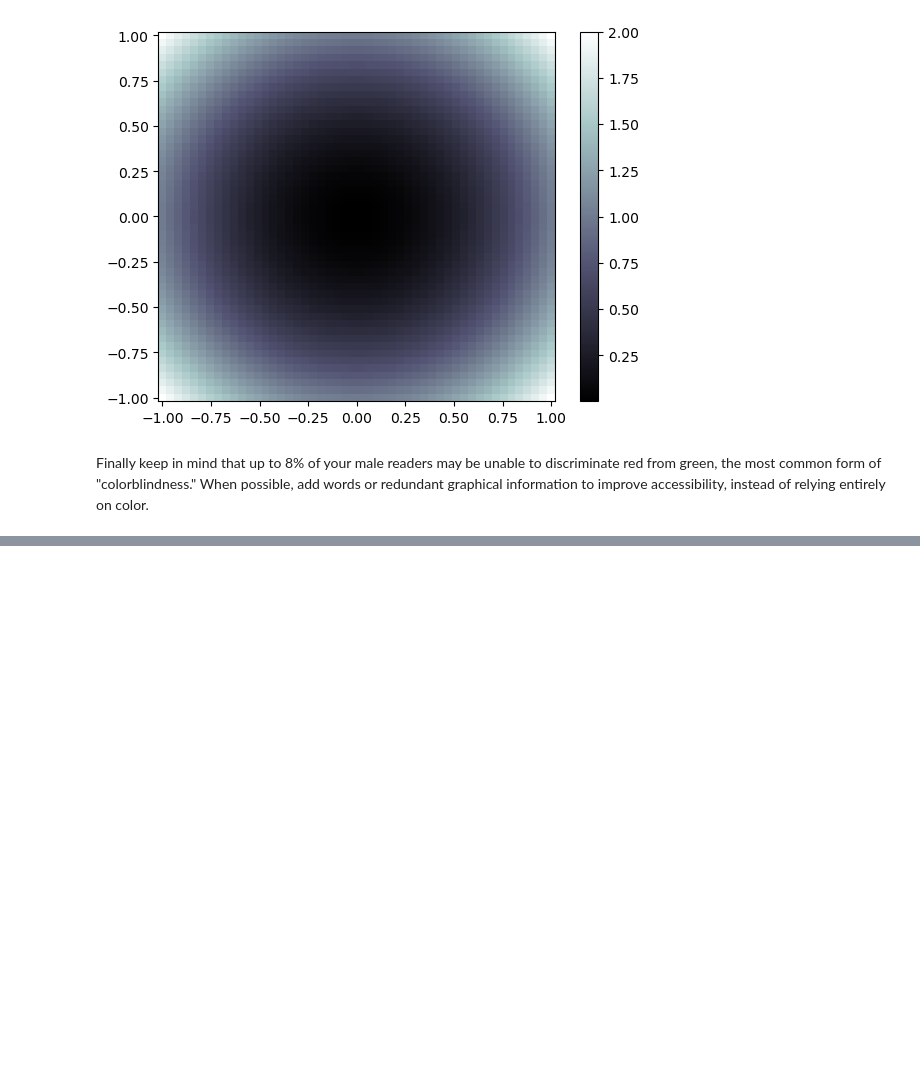
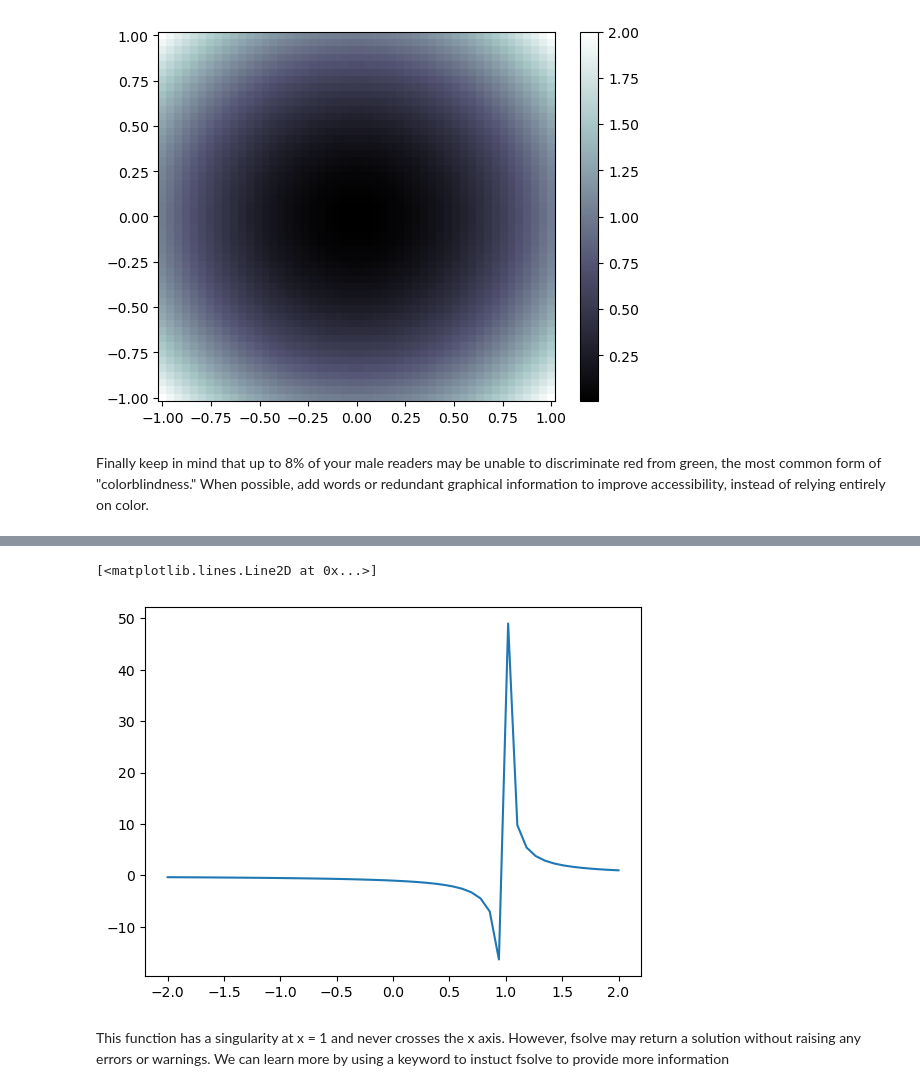
Before and after one commit to e-d-p-9/Physical-Modeling-with-Python, a Jupyter notebook: Ch6/ch6-notes.ipynb, the cells around one changed output, grey strips where cells are left out. Cells and saved outputs as stored; diff of their text form; code cells hidden in the pictures; blank space fills up the shorter version.

```diff
--- a/Ch6/ch6-notes.ipynb
+++ b/Ch6/ch6-notes.ipynb
@@ -800,0 +936,7 @@ Finally keep in mind that up to 8% of your male readers may be unable to discrim
+# %%
+plt.plot(np.linspace(-2, 2, 50), f(np.linspace(-2, 2, 50)))
+# %% [output]
+[<matplotlib.lines.Line2D at 0x...>]
+[figure, added]
+# %% [markdown]
+This function has a singularity at x = 1 and never crosses the x axis. However, fsolve may return a solution without raising any errors or warnings. We can learn more by using a keyword to instuct fsolve to provide more information
```
Also changed, not shown: parts of 49 cells of this notebook.
